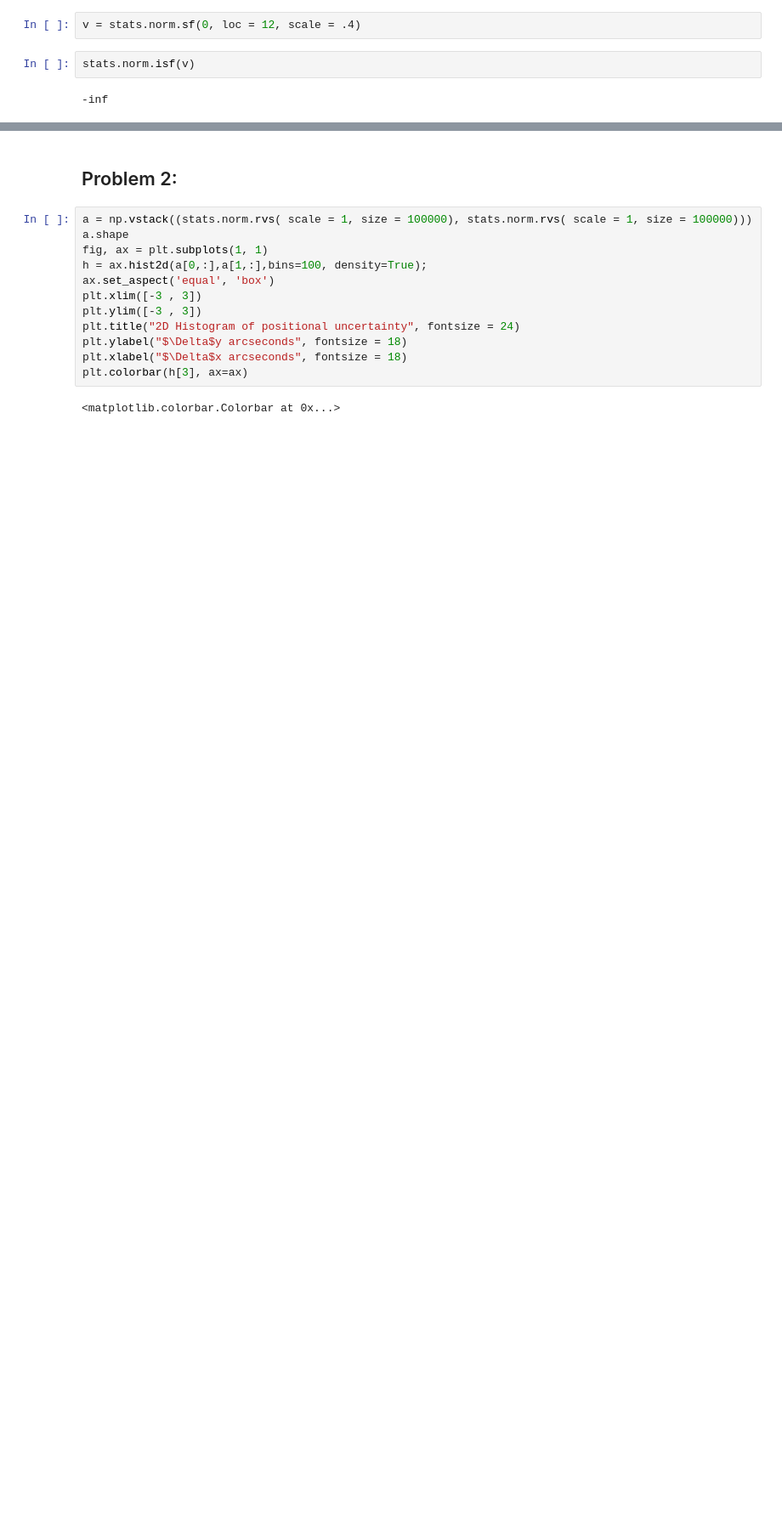
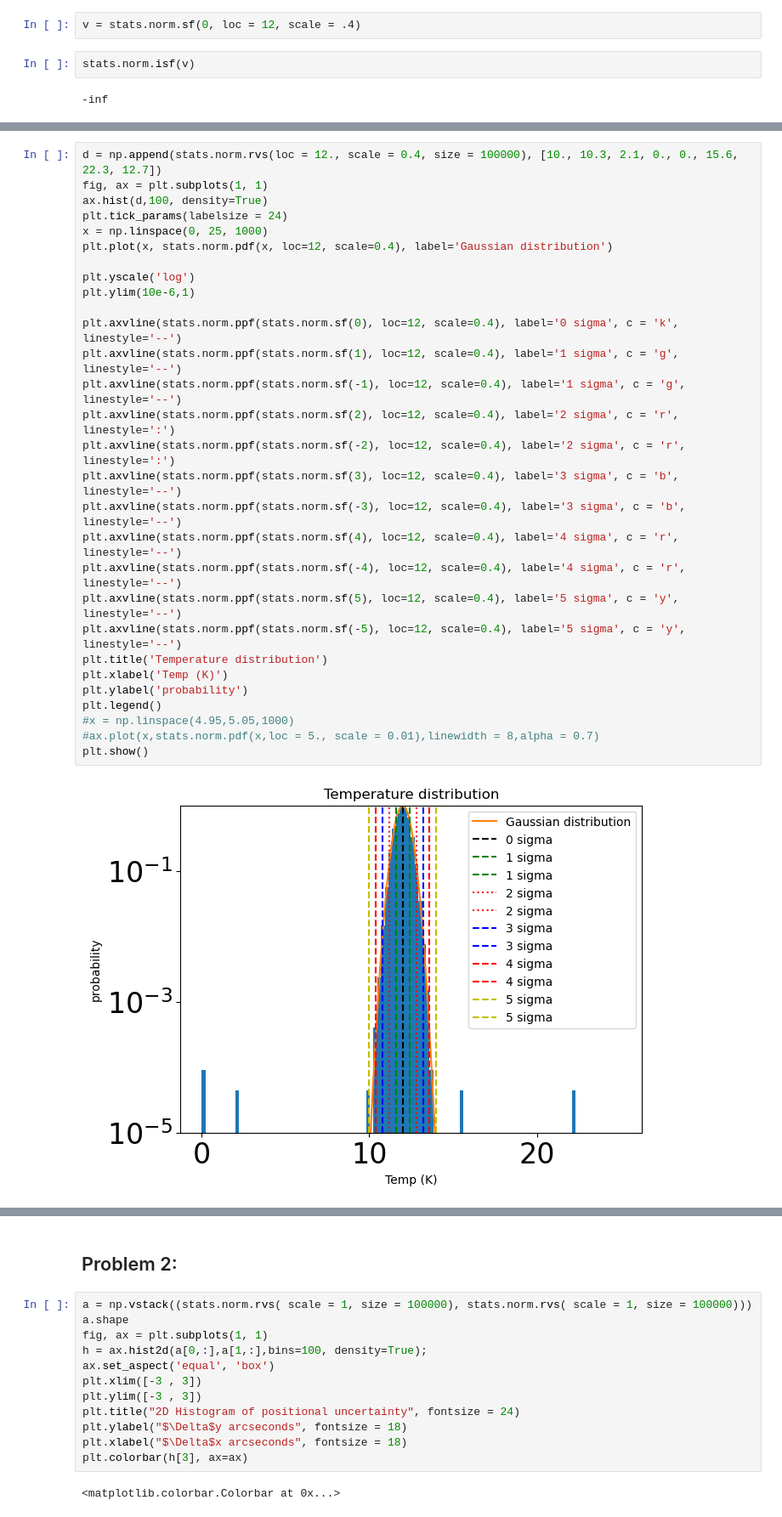
Before and after one commit to GShefali/repository1, a Jupyter notebook: lab3.ipynb, the cells around one changed output, grey strips where cells are left out. Shown: that part at 85% size. Drawn from its saved outputs; the diff is of its cells as text; blank space fills up the shorter version.

```diff
--- a/lab3.ipynb
+++ b/lab3.ipynb
@@ -96,0 +145,31 @@ sigma value of 12.7:
+# %%
+d = np.append(stats.norm.rvs(loc = 12., scale = 0.4, size = 100000), [10., 10.3, 2.1, 0., 0., 15.6, 22.3, 12.7])
+fig, ax = plt.subplots(1, 1)
+ax.hist(d,100, density=True)
+plt.tick_params(labelsize = 24)
+x = np.linspace(0, 25, 1000)
+plt.plot(x, stats.norm.pdf(x, loc=12, scale=0.4), label='Gaussian distribution')
+
+plt.yscale('log')
+plt.ylim(10e-6,1)
+
+plt.axvline(stats.norm.ppf(stats.norm.sf(0), loc=12, scale=0.4), label='0 sigma', c = 'k', linestyle='--')
+plt.axvline(stats.norm.ppf(stats.norm.sf(1), loc=12, scale=0.4), label='1 sigma', c = 'g', linestyle='--')
+plt.axvline(stats.norm.ppf(stats.norm.sf(-1), loc=12, scale=0.4), label='1 sigma', c = 'g', linestyle='--')
+plt.axvline(stats.norm.ppf(stats.norm.sf(2), loc=12, scale=0.4), label='2 sigma', c = 'r', linestyle=':')
+plt.axvline(stats.norm.ppf(stats.norm.sf(-2), loc=12, scale=0.4), label='2 sigma', c = 'r', linestyle=':')
+plt.axvline(stats.norm.ppf(stats.norm.sf(3), loc=12, scale=0.4), label='3 sigma', c = 'b', linestyle='--')
+plt.axvline(stats.norm.ppf(stats.norm.sf(-3), loc=12, scale=0.4), label='3 sigma', c = 'b', linestyle='--')
+plt.axvline(stats.norm.ppf(stats.norm.sf(4), loc=12, scale=0.4), label='4 sigma', c = 'r', linestyle='--')
+plt.axvline(stats.norm.ppf(stats.norm.sf(-4), loc=12, scale=0.4), label='4 sigma', c = 'r', linestyle='--')
+plt.axvline(stats.norm.ppf(stats.norm.sf(5), loc=12, scale=0.4), label='5 sigma', c = 'y', linestyle='--')
+plt.axvline(stats.norm.ppf(stats.norm.sf(-5), loc=12, scale=0.4), label='5 sigma', c = 'y', linestyle='--')
+plt.title('Temperature distribution')
+plt.xlabel('Temp (K)')
+plt.ylabel('probability')
+plt.legend()
+#x = np.linspace(4.95,5.05,1000)
+#ax.plot(x,stats.norm.pdf(x,loc = 5., scale = 0.01),linewidth = 8,alpha = 0.7)
+plt.show()
+# %% [output]
+[figure, added]
```
Also changed, not shown: parts of 39 cells of this notebook.
